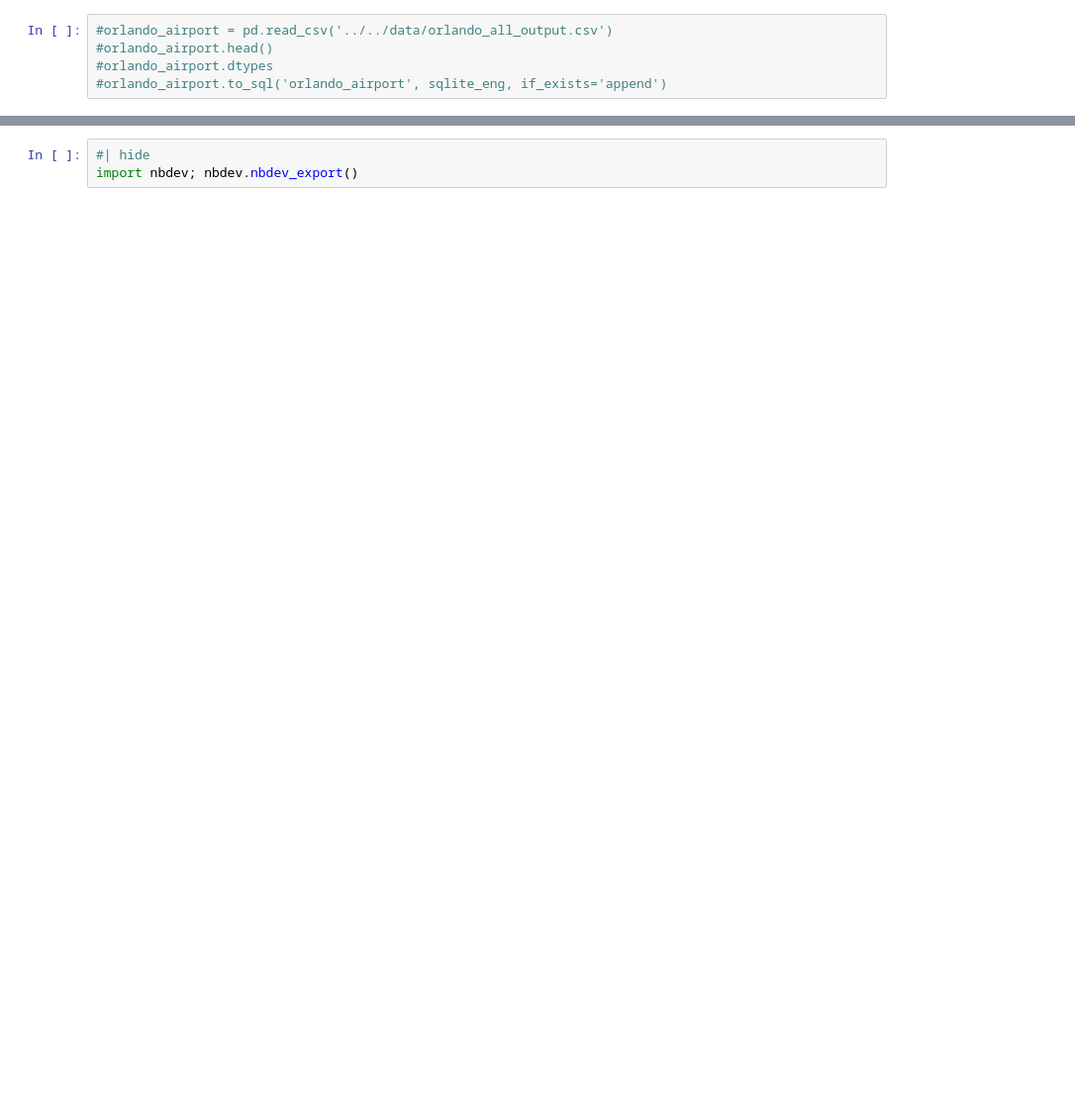
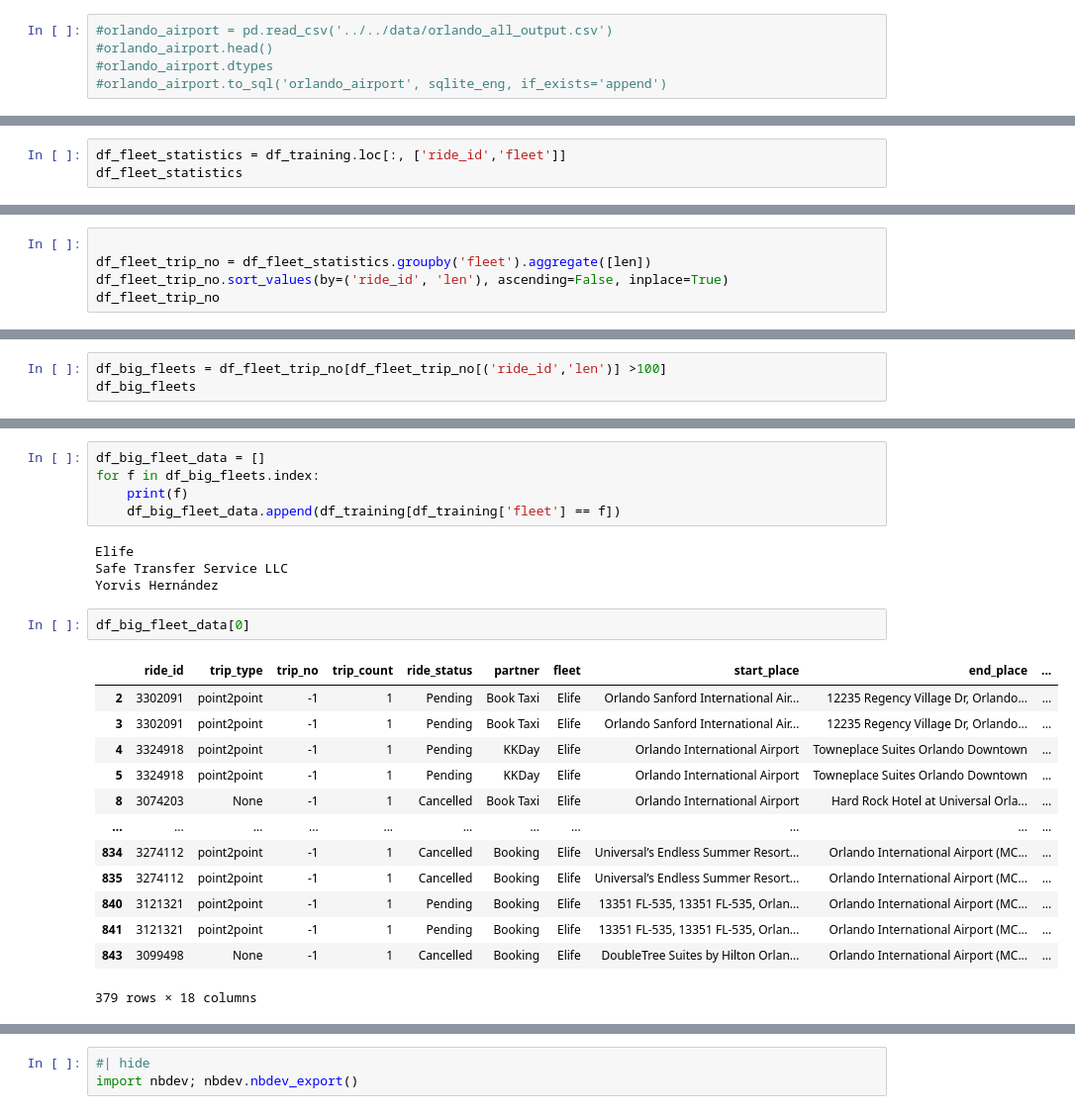
Before and after one commit to Binjian/pricing, a Jupyter notebook: nbs/01.data.database.sqlalchemy.ipynb, the cells around one changed output, grey strips where cells are left out. Shown at 99% size. Saved outputs shown, nothing was run; the diff lists cells and outputs as text; blank space fills up the shorter version.

```diff
--- a/nbs/01.data.database.sqlalchemy.ipynb
+++ b/nbs/01.data.database.sqlalchemy.ipynb
@@ -556,0 +788,3 @@ df_training
+# %%
+df_fleet_statistics = df_training.loc[:, ['ride_id','fleet']]
+df_fleet_statistics
@@ -556,0 +805,5 @@ df_training
+# %%
+
+df_fleet_trip_no = df_fleet_statistics.groupby('fleet').aggregate([len])
+df_fleet_trip_no.sort_values(by=('ride_id', 'len'), ascending=False, inplace=True)
+df_fleet_trip_no
@@ -556,0 +830,3 @@ df_training
+# %%
+df_big_fleets = df_fleet_trip_no[df_fleet_trip_no[('ride_id','len')] >100]
+df_big_fleets
@@ -556,0 +840,25 @@ df_training
+# %%
+df_big_fleet_data = []
+for f in df_big_fleets.index:
+    print(f)
+    df_big_fleet_data.append(df_training[df_training['fleet'] == f])
+# %% [output]
+Elife
+Safe Transfer Service LLC
+Yorvis Hernández
+# %%
+df_big_fleet_data[0]
+# %% [output]
+|  | ride_id | trip_type | trip_no | trip_count | ride_status | partner | fleet | start_place | end_place | ... |
+| 2 | 3302091 | point2point | -1 | 1 | Pending | Book Taxi | Elife | Orlando Sanford International Air... | 12235 Regency Village Dr, Orlando... | ... |
+| 3 | 3302091 | point2point | -1 | 1 | Pending | Book Taxi | Elife | Orlando Sanford International Air... | 12235 Regency Village Dr, Orlando... | ... |
+| 4 | 3324918 | point2point | -1 | 1 | Pending | KKDay | Elife | Orlando International Airport | Towneplace Suites Orlando Downtown | ... |
+| 5 | 3324918 | point2point | -1 | 1 | Pending | KKDay | Elife | Orlando International Airport | Towneplace Suites Orlando Downtown | ... |
+| 8 | 3074203 | None | -1 | 1 | Cancelled | Book Taxi | Elife | Orlando International Airport | Hard Rock Hotel at Universal Orla... | ... |
+| ... | ... | ... | ... | ... | ... | ... | ... | ... | ... | ... |
+| 834 | 3274112 | point2point | -1 | 1 | Cancelled | Booking | Elife | Universal’s Endless Summer Resort... | Orlando International Airport (MC... | ... |
+| 835 | 3274112 | point2point | -1 | 1 | Cancelled | Booking | Elife | Universal’s Endless Summer Resort... | Orlando International Airport (MC... | ... |
+| 840 | 3121321 | point2point | -1 | 1 | Pending | Booking | Elife | 13351 FL-535, 13351 FL-535, Orlan... | Orlando International Airport (MC... | ... |
+| 841 | 3121321 | point2point | -1 | 1 | Pending | Booking | Elife | 13351 FL-535, 13351 FL-535, Orlan... | Orlando International Airport (MC... | ... |
+| 843 | 3099498 | None | -1 | 1 | Cancelled | Booking | Elife | DoubleTree Suites by Hilton Orlan... | Orlando International Airport (MC... | ... |
+379 rows × 18 columns
```
Also changed, not shown: parts of 38 cells of this notebook, 4 other files.
